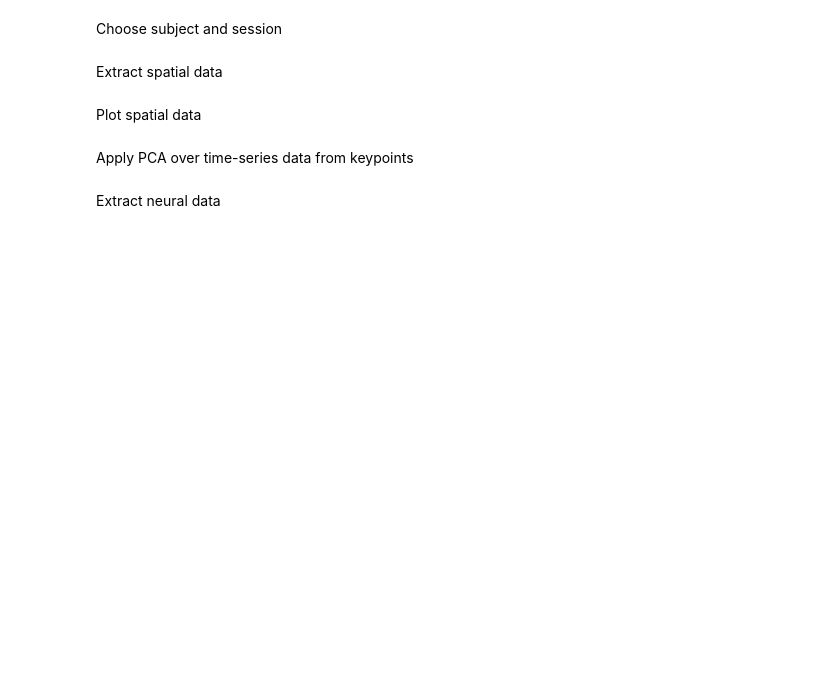
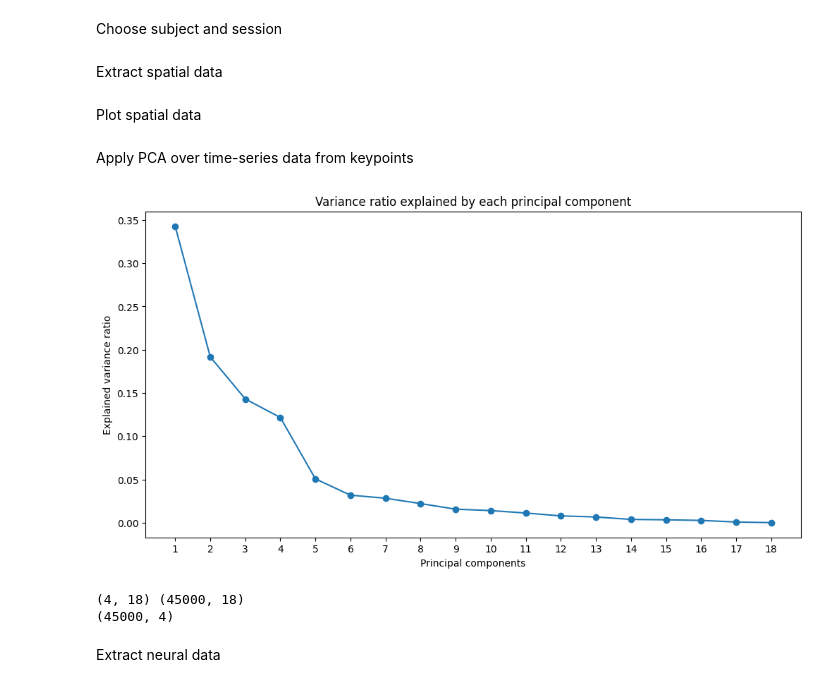
Before and after one commit to mserhat1/NMA_Project, a Jupyter notebook: notebook_for_plotting.ipynb, the cells around one changed output. Drawn from its saved outputs; the diff is of its cells as text; code cells hidden in the pictures; blank space fills up the shorter version.

```diff
--- a/notebook_for_plotting.ipynb
+++ b/notebook_for_plotting.ipynb
@@ -42,8 +44,24 @@ Apply PCA over time-series data from keypoints
 # %%
 from functions.analysis import keypoints_pca
 
-pc_matrix = keypoints_pca(spatial_data, time_window=(55000, 56500))
-print(pc_matrix.shape) # pc_matrix[i] gives the i'th component.
+pc_data = keypoints_pca(spatial_data, time_window=(55000, 56500), plot=True)
+# %% [output]
+[figure, added]
+# %%
+# Seems like 4 PC's is a good choice in this case.
+chosen_pcs = 4
+
+kp_data = pc_data['kp_data']
+pcs = pc_data['components'] # (n_components, n_features)
+top_pcs = pcs[:chosen_pcs, :]
+
+print(top_pcs.shape, kp_data.shape)
+projected_data = kp_data @ top_pcs.T
+
+print(projected_data.shape) # (n_samples, n_components)
+# %% [output]
+(4, 18) (45000, 18)
+(45000, 4)
 # %% [markdown]
 Extract neural data
 # %%
```
Also changed, not shown: parts of 5 cells of this notebook.
